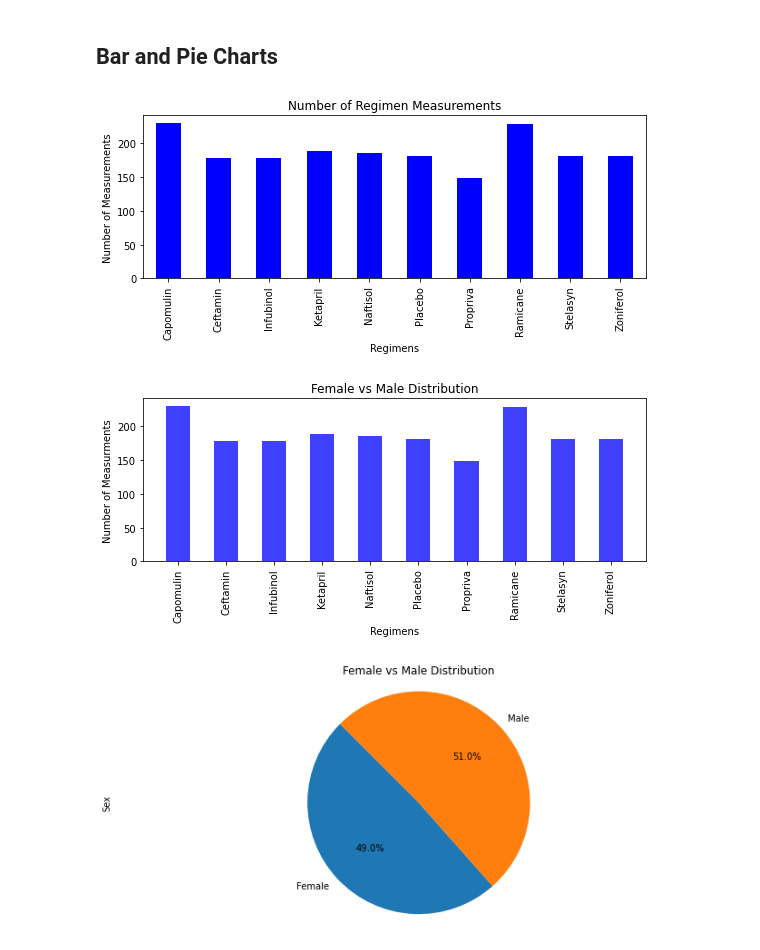
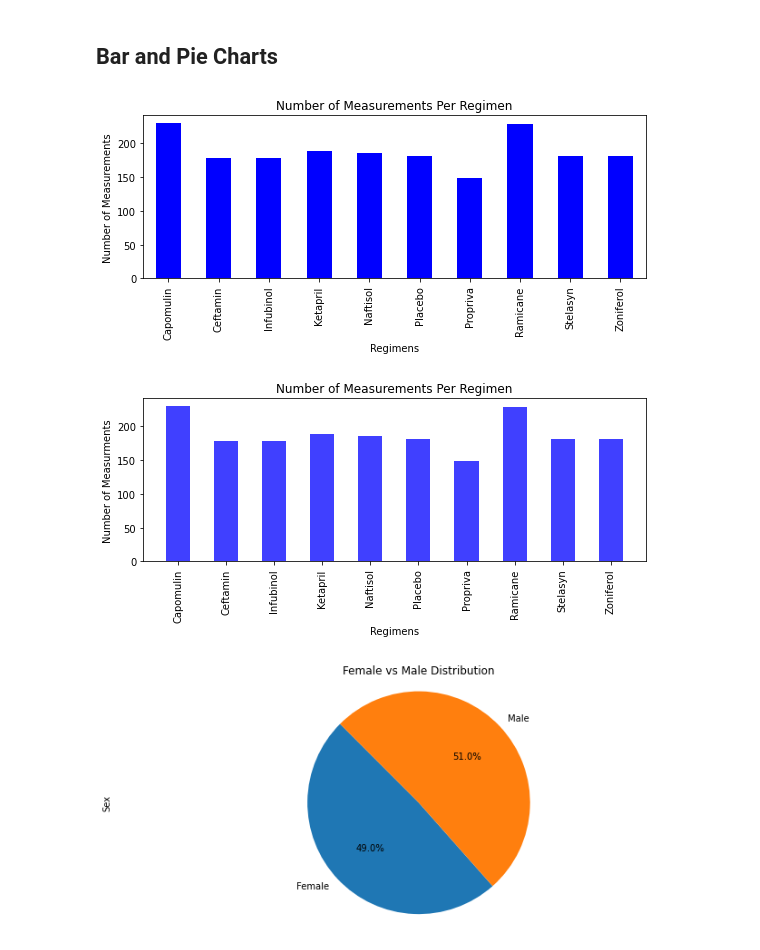
Before and after one commit to klharp/Matplotlib, a Jupyter notebook: pymaceuticals.ipynb, the cells around one changed output. Saved outputs shown, nothing was run; the diff lists cells and outputs as text; code cells hidden in the pictures.

```diff
--- a/pymaceuticals.ipynb
+++ b/pymaceuticals.ipynb
@@ -128,32 +128,32 @@ total_count = total_data["Mouse ID"].count()
 # Generate a bar plot showing the total number of measurements taken on each drug regimen using pandas.
 total_count.plot(kind="bar", color="blue", figsize=(9,3), width=0.5)
 
-plt.title("Number of Regimen Measurements")
+plt.title("Number of Measurements Per Regimen")
 plt.xlabel("Regimens")
 plt.ylabel("Number of Measurements")
 
 plt.show()
 # %% [output]
-[figure, old version]
+[figure, new version]
 # %%
 # Generate a bar plot showing the total number of measurements taken on each drug regimen using pyplot.
 # Can either create the variable for the x-axis by taking grouped_summary_df.index.tolist().
 # Or, just get the index of the grouped_summary_df (grouped_summary_df.index)
 x_axis = grouped_summary_df.index
 y_axis = total_count
 
 plt.figure(figsize=(9,3))
 
-plt.title("Female vs Male Distribution")
+plt.title("Number of Measurements Per Regimen")
 plt.xlabel("Regimens")
 plt.ylabel("Number of Measurments")
 
 plt.bar(x_axis, y_axis, facecolor="blue", alpha=0.75, align="center", width=0.5)
 plt.xticks(x_axis, rotation="vertical")
 
 plt.show()
 # %% [output]
-[figure, old version]
+[figure, new version]
 # %%
 # Generate a pie plot showing the distribution of female versus male mice using pandas
 sex_data = merge_df.groupby(["Sex"])
```
Also changed, not shown: 9 other files.
